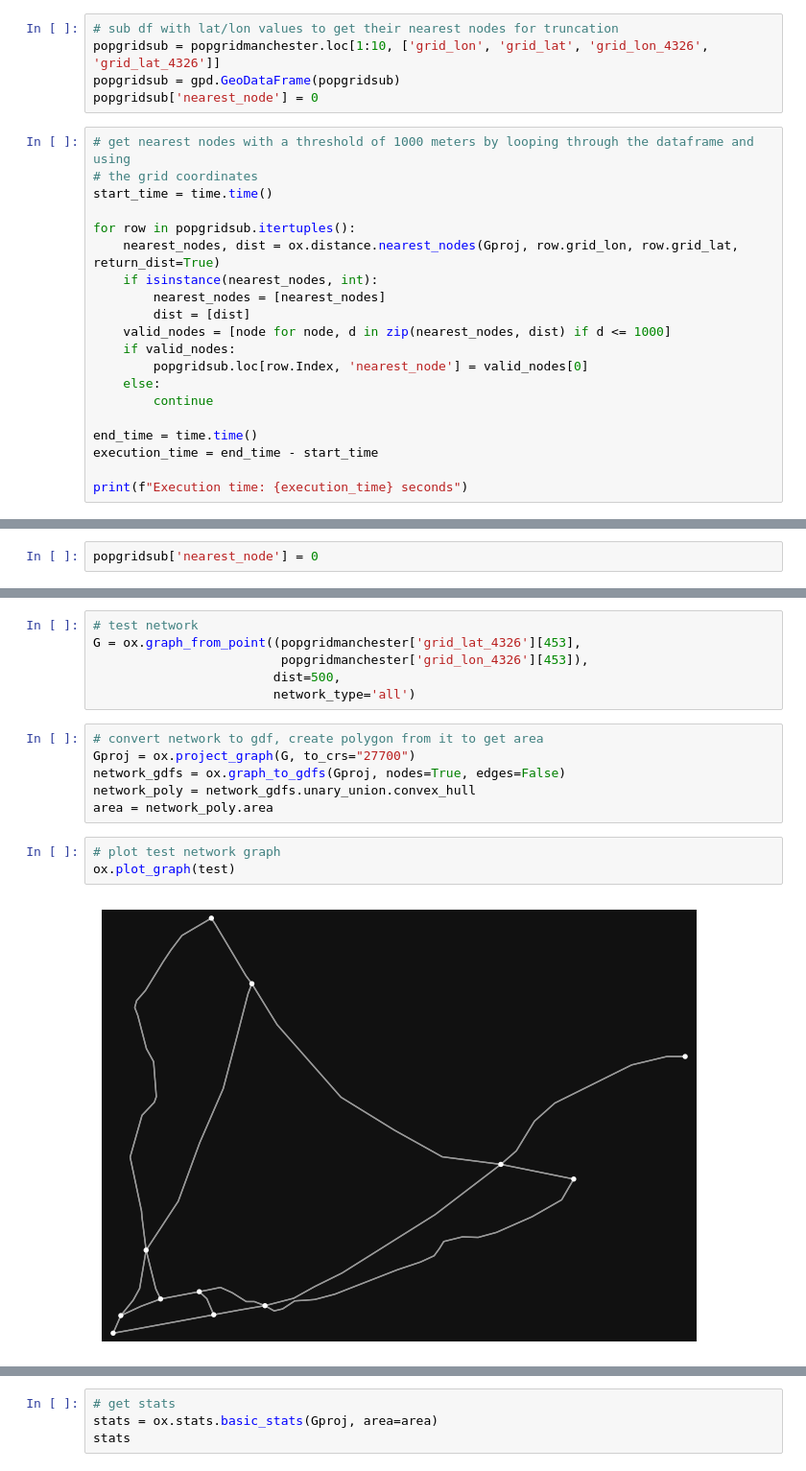
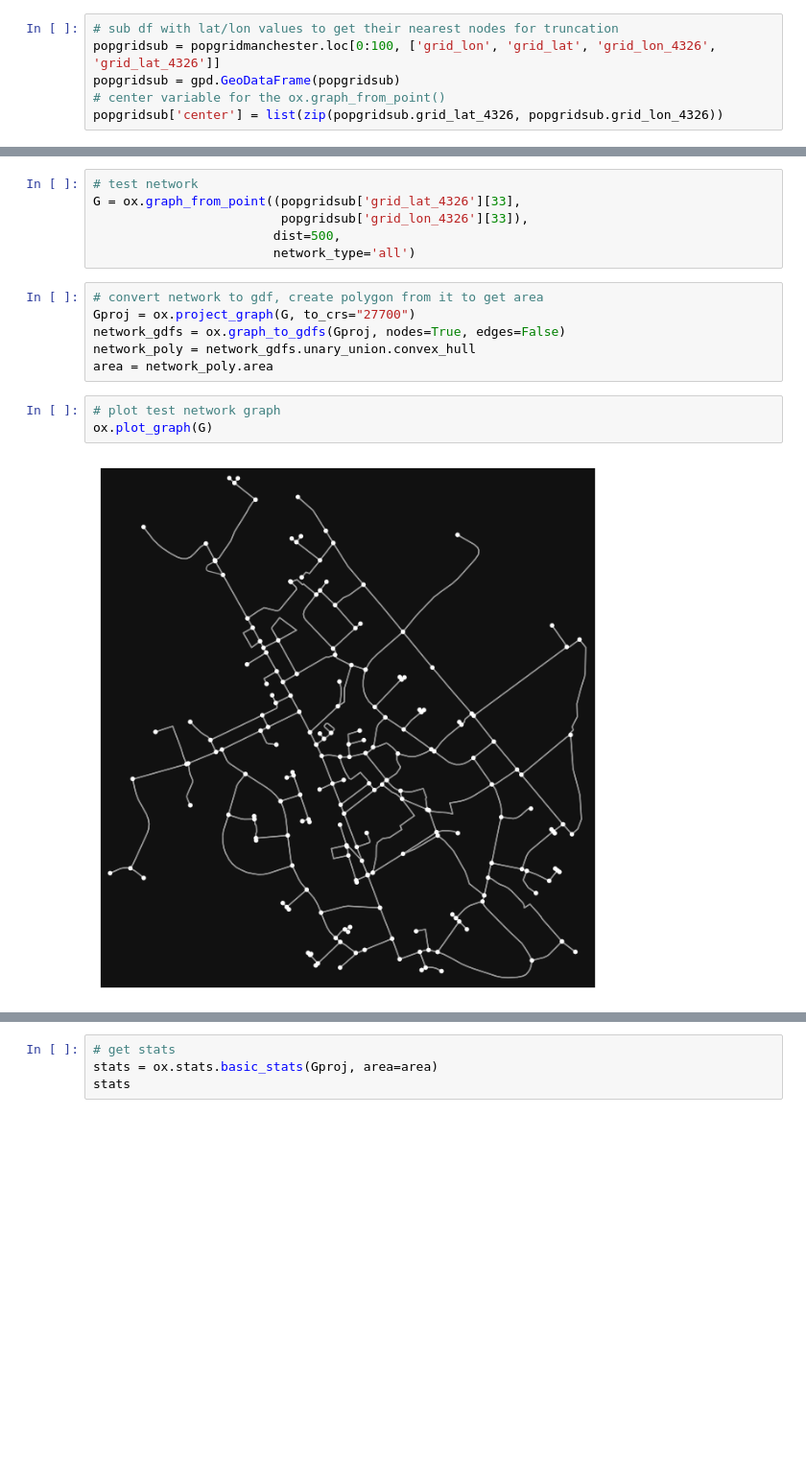
Before and after one commit to Spatial-Data-Science-and-GEO-AI-Lab/MultiHealth_S, a Jupyter notebook: manchester.ipynb, the cells around one changed output, grey strips where cells are left out. Shown: that part at 96% size. Cells and saved outputs as stored; diff of their text form; blank space fills up the shorter version.

```diff
--- a/manchester.ipynb
+++ b/manchester.ipynb
@@ -428,25 +421,6 @@ Execution time: 401.2031190395355 seconds
 # %%
 # sub df with lat/lon values to get their nearest nodes for truncation
-popgridsub = popgridmanchester.loc[1:10, ['grid_lon', 'grid_lat', 'grid_lon_4326', 'grid_lat_4326']]
+popgridsub = popgridmanchester.loc[0:100, ['grid_lon', 'grid_lat', 'grid_lon_4326', 'grid_lat_4326']]
 popgridsub = gpd.GeoDataFrame(popgridsub)
-popgridsub['nearest_node'] = 0
+# center variable for the ox.graph_from_point()
+popgridsub['center'] = list(zip(popgridsub.grid_lat_4326, popgridsub.grid_lon_4326))
-# %%
-# get nearest nodes with a threshold of 1000 meters by looping through the dataframe and using
-# the grid coordinates
-start_time = time.time()
-
-for row in popgridsub.itertuples():
-    nearest_nodes, dist = ox.distance.nearest_nodes(Gproj, row.grid_lon, row.grid_lat, return_dist=True)
-    if isinstance(nearest_nodes, int):
-        nearest_nodes = [nearest_nodes]
-        dist = [dist]
-    valid_nodes = [node for node, d in zip(nearest_nodes, dist) if d <= 1000]
-    if valid_nodes:
-        popgridsub.loc[row.Index, 'nearest_node'] = valid_nodes[0]
-    else:
-        continue
-
-end_time = time.time()
-execution_time = end_time - start_time
-
-print(f"Execution time: {execution_time} seconds")
@@ -455,2 +426,0 @@ Execution time: 25.02699589729309 seconds
-# %%
-popgridsub['nearest_node'] = 0
@@ -510,8 +530,8 @@ print(f"Execution time: {execution_time} seconds")
 #popgridmanchester.to_file('popgridmanchester2.gpkg', driver="GPKG")
 # %%
 # test network
-G = ox.graph_from_point((popgridmanchester['grid_lat_4326'][453],
-                         popgridmanchester['grid_lon_4326'][453]),
+G = ox.graph_from_point((popgridsub['grid_lat_4326'][33],
+                         popgridsub['grid_lon_4326'][33]),
                         dist=500,
                         network_type='all')
 # %%
@@ -522,9 +542,9 @@ network_poly = network_gdfs.unary_union.convex_hull
 area = network_poly.area
 # %%
 # plot test network graph
-ox.plot_graph(test)
+ox.plot_graph(G)
 # %% [output]
-[figure, old version]
+[figure, new version]
 (<Figure size 800x800 with 1 Axes>, <AxesSubplot: >)
 # %%
 # get stats
```
Also changed, not shown: parts of 22 cells of this notebook.
